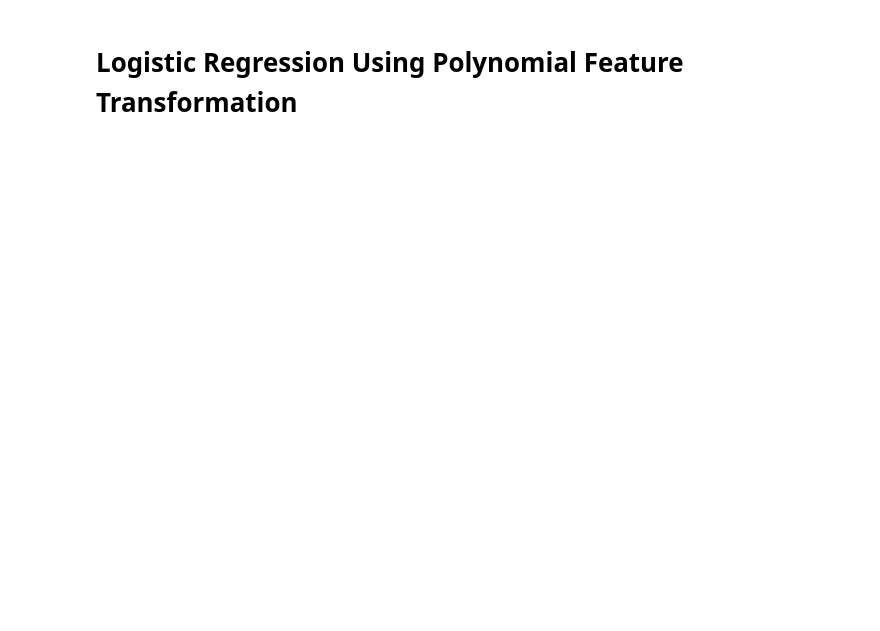
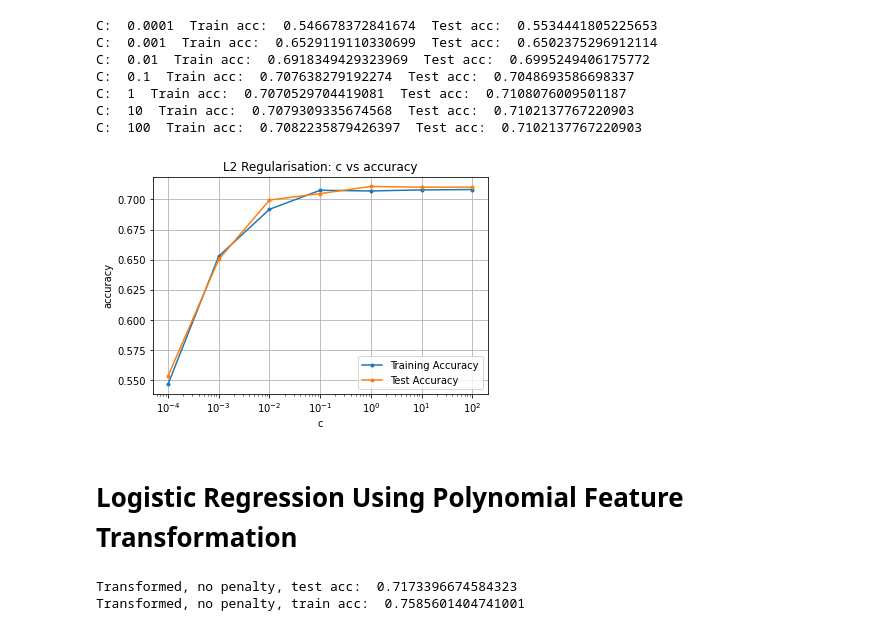
Before and after one commit to rhuiz4/NBAMachineLearning, a Jupyter notebook: NBA_Log_Reg.ipynb, the cells around one changed output. Cells and saved outputs as stored; diff of their text form; code cells hidden in the pictures; blank space fills up the shorter version.

```diff
--- a/NBA_Log_Reg.ipynb
+++ b/NBA_Log_Reg.ipynb
@@ -181,3 +134,14 @@ plt.show(block=False)
+# %%
+model_and_graph('l2','lbfgs',21,X_train,y_train,X_test,y_test,"L2 Regularisation: c vs accuracy")
+# %% [output]
+C:  0.0001  Train acc:  0.546678372841674  Test acc:  0.5534441805225653
+C:  0.001  Train acc:  0.6529119110330699  Test acc:  0.6502375296912114
+C:  0.01  Train acc:  0.6918349429323969  Test acc:  0.6995249406175772
+C:  0.1  Train acc:  0.707638279192274  Test acc:  0.7048693586698337
+C:  1  Train acc:  0.7070529704419081  Test acc:  0.7108076009501187
+C:  10  Train acc:  0.7079309335674568  Test acc:  0.7102137767220903
+C:  100  Train acc:  0.7082235879426397  Test acc:  0.7102137767220903
+[figure, added]
 # %% [markdown]
 # Logistic Regression Using Polynomial Feature Transformation
 # %%
@@ -187,4 +151,14 @@ poly = PolynomialFeatures(2)
 # %%
 X_transformed_train = poly.fit_transform(X_train)
 X_transformed_test = poly.fit_transform(X_test)
+# %%
+model_none = LogisticRegression(penalty='none', random_state=21, multi_class='multinomial', max_iter=12000)
+model_none.fit(X_transformed_train,y_train)
+acc = model_none.score(X_transformed_test, y_test)
+print("Transformed, no penalty, test acc: ", acc)
+acc = model_none.score(X_transformed_train, y_train)
+print("Transformed, no penalty, train acc: ", acc)
+# %% [output]
+Transformed, no penalty, test acc:  0.7173396674584323
+Transformed, no penalty, train acc:  0.7585601404741001
 # %%
```
Also changed, not shown: parts of 31 cells of this notebook.
